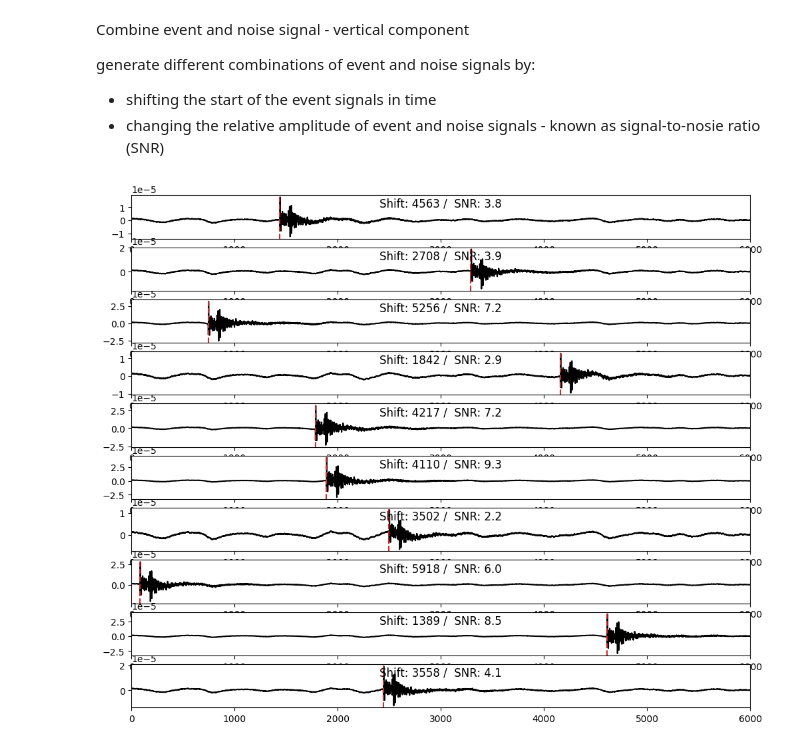
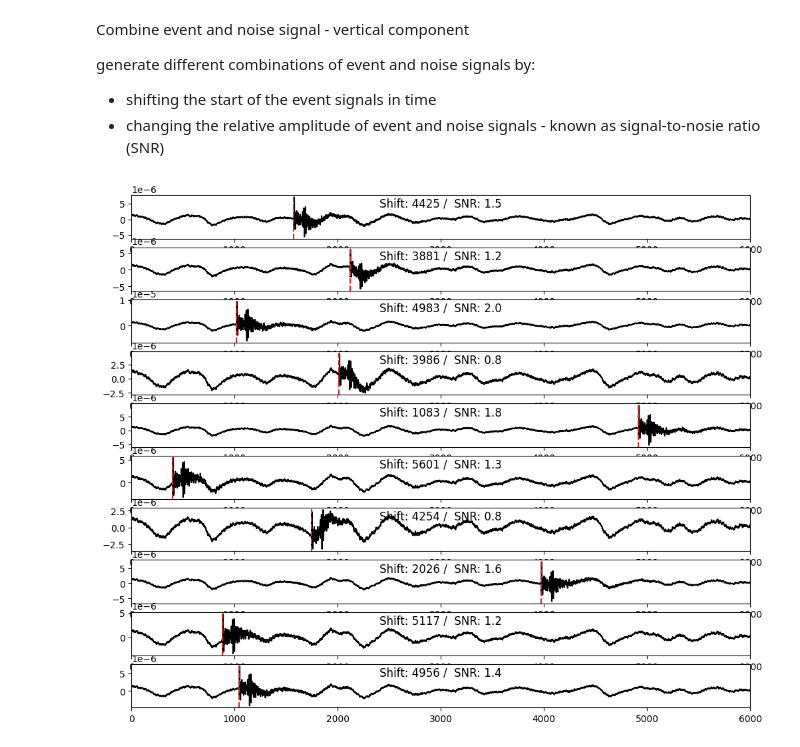
Before and after one commit to niko-d/DSL, a Jupyter notebook: load_and_plot.ipynb, the cells around one changed output. Saved outputs shown, nothing was run; the diff lists cells and outputs as text; code cells hidden in the pictures.

```diff
--- a/load_and_plot.ipynb
+++ b/load_and_plot.ipynb
@@ -92,32 +92,32 @@ len_sample = 6000  # 6000 samples = 60 seconds
 fig = plt.figure(figsize=(12, 10))
 gs = gridspec.GridSpec(num_examples, 1)  # Three rows, one column
 
 # generate noisy event waveforms 8event+noise) with simple variations
 for i in range(num_examples):
     event = np.copy(data["earthquake_waveform_Z"])
     noise = np.copy(data_noise["noise_waveform_Z"])
 
     # randomly change relative amplitude of event and noise signal
     # relative amplitude = signal-to-noise ratio SNR
     # compute SNR
     signal_std = np.std(event[6000:6500])  # compute signals std over main event signal
     noise_std = np.std(noise[6000:6500])  #  compute nosie std
     snr_original = signal_std / noise_std
 
     # change the SNR
     noise_snr_mod = noise * snr_original  # rescale noise so that SNR=1
-    snr_random = np.random.uniform(0.5,10)  # random SNR
+    snr_random = np.random.uniform(0.5,2)  # random SNR
     event_snr_mod = event * snr_random  # rescale event to desired SNR
 
     # randomly shift event start
     event_shift = np.random.randint(1000,6000)
 
     noisy_event = event_snr_mod[event_shift:len_sample+event_shift] + noise_snr_mod[:len_sample]  # randomnly cut event waveform to shorter tiem window, cut noise waveform
 
     ax = fig.add_subplot(gs[i])
     ax.plot(noisy_event,color="k")
     ax.axvline(x=6000-event_shift, color='tab:red', linestyle='--', label="Earthquake signal start")
     ax.set_xlim(0,len_sample)
     ax.set_title("Shift: " + str(event_shift) + " /  SNR: " + str(np.round(snr_random,1)),y=0.6)
 # %% [output]
-[figure, old version]
+[figure, new version]
```
Also changed, not shown: parts of 2 cells of this notebook.
